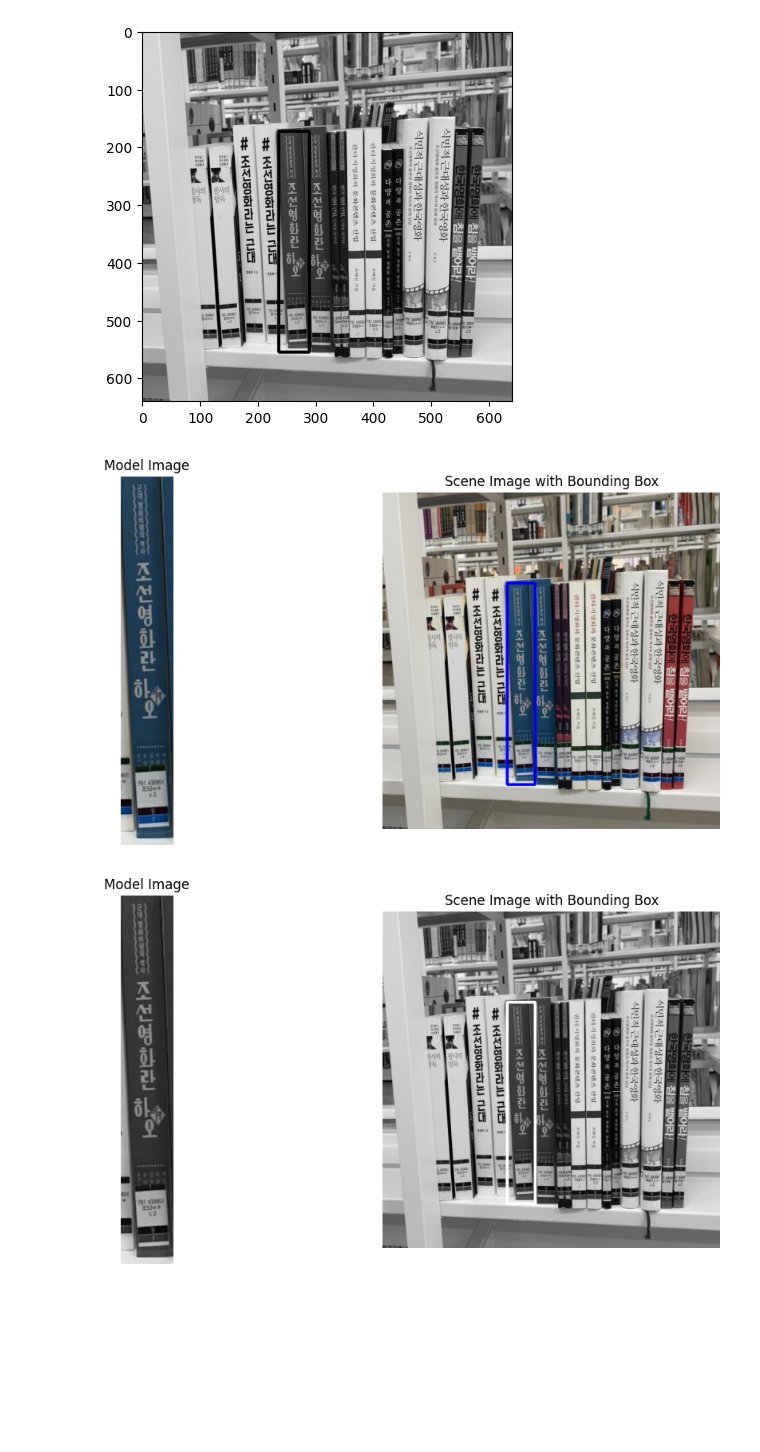
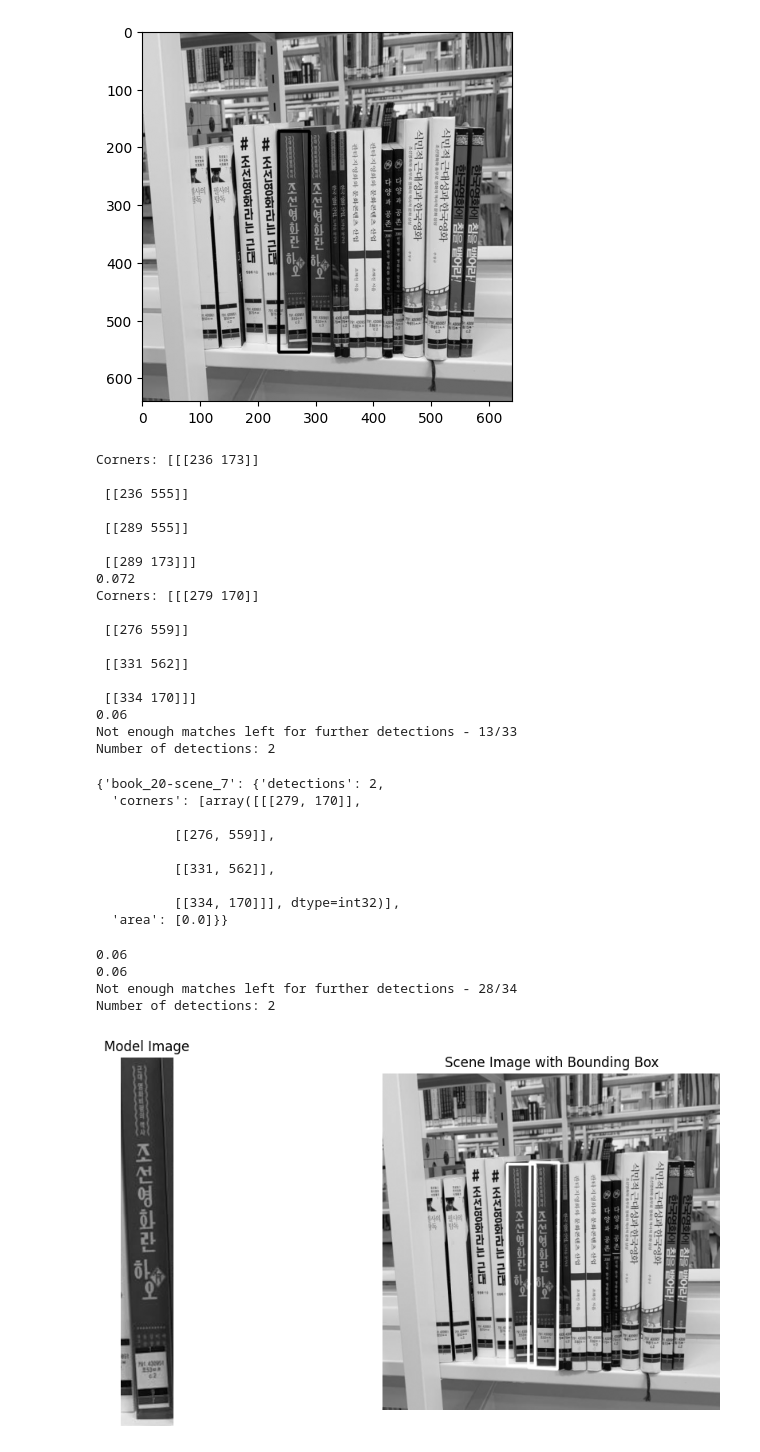
Before and after one commit to damat-fla/image-processing-and-computer-vision, a Jupyter notebook: assignment1/solution.ipynb, the cells around one changed output. Cells and saved outputs as stored; diff of their text form; code cells hidden in the pictures; blank space fills up the shorter version.

```diff
--- a/assignment1/solution.ipynb
+++ b/assignment1/solution.ipynb
@@ -136,6 +138,23 @@ plt.show()
 # %% [output]
 [figure]
 # %%
+def kp_matching_bf(des_model, des_scene, norm_type=cv2.NORM_L2, lowe_ratio=0.8):
+    # Create BFMatcher object
+    bf = cv2.BFMatcher(norm_type)
+
+    # Match descriptors (2 nearest neighbors)
+    matches = bf.knnMatch(des_model, des_scene, k=2)
+
+    # Apply Lowe's ratio test
+    good = []
+    for m, n in matches:
+        if m.distance < lowe_ratio * n.distance:
+            good.append(m)
+
+    return good
+
+
+
 # Given an image, detect keypoints and compute descriptors using SIFT
 def kp_detection_and_description(image):
     # Initialize SIFT detector
@@ -150,7 +169,7 @@ def kp_detection_and_description(image):
     return keypoints, descriptors
 
 # Function to perform keypoint matching using FLANN and return only the good matches
-def kp_matching(des_model, des_scene, flann_index, checks=50, trees=5):
+def kp_matching(des_model, des_scene, flann_index, checks=50, trees=5, lowe_ratio=0.8):
     # Define index parameters for FLANN
     index_params = dict(algorithm=flann_index, trees=trees)
 
@@ -166,7 +185,7 @@ def kp_matching(des_model, des_scene, flann_index, checks=50, trees=5):
     # Filter matches using the ratio test
     good = []
     for m, n in matches:
-        if m.distance < 0.8 * n.distance:
+        if m.distance < lowe_ratio * n.distance:
             good.append(m)
 
     return good
@@ -176,7 +195,7 @@ def find_model_in_scene(img_model, img_scene, min_match_count_pct, good_matches,
     # Check if enough matches are found
     MIN_MATCH_COUNT = int(min_match_count_pct * len(img_model))  # Percentage of model keypoints
 
-    if len(good_matches) > MIN_MATCH_COUNT:
+    if len(good_matches) >= MIN_MATCH_COUNT:
         # Build correspondence arrays of good matches
         src_pts = np.float32([img_model[m.queryIdx].pt for m in good_matches]).reshape(-1, 1, 2)
         dst_pts = np.float32([img_scene[m.trainIdx].pt for m in good_matches]).reshape(-1, 1, 2)
@@ -201,7 +220,7 @@ def draw_bounding_box(img_scene, img_model, M):
     # Draw the bounding box
     img_scene_with_box = cv2.polylines(img_scene, [np.int32(dst)], True, (255, 0, 0), 3, cv2.LINE_AA)
 
-    return img_scene_with_box
+    return np.int32(dst), img_scene_with_box
 
 # Visualize results showing on the left the model image and on the right the scene image with the bounding box
 def visualize_results(img_model, img_scene_with_box):
@@ -251,14 +314,44 @@ def main(img_model, img_scene, flann_index=1, checks=50, trees=5, min_match_coun
 img_model = cv2.imread("./dataset/models/model_20.png")
 img_scene = cv2.imread("./dataset/scenes/scene_7.jpg")
 
-main(img_model, img_scene)
+main(img_model, img_scene, min_match_count_pct=0.12, ransac_reproj_threshold=5.0, lowe_ratio=0.75, trees=5, checks=50, book_idx=20, scene_idx=7)
 # %% [output]
-[figure, removed]
+Corners: [[[236 173]]
+
+ [[236 555]]
+
+ [[289 555]]
+
+ [[289 173]]]
+0.072
+Corners: [[[279 170]]
+
+ [[276 559]]
+
+ [[331 562]]
+
+ [[334 170]]]
+0.06
+Not enough matches left for further detections - 13/33
+Number of detections: 2
+{'book_20-scene_7': {'detections': 2,
+  'corners': [array([[[279, 170]],
+
+          [[276, 559]],
+
+          [[331, 562]],
+
+          [[334, 170]]], dtype=int32)],
+  'area': [0.0]}}
 # %%
 # Load images
 img_model = cv2.imread("./dataset/models/model_20.png", cv2.IMREAD_GRAYSCALE)
 img_scene = cv2.imread("./dataset/scenes/scene_7.jpg", cv2.IMREAD_GRAYSCALE)
 
-main(img_model, img_scene)
+main(img_model, img_scene, min_match_count_pct=0.05)
 # %% [output]
+0.06
+0.06
+Not enough matches left for further detections - 28/34
+Number of detections: 2
-[figure, old version]
+[figure, new version]
```
Also changed, not shown: parts of 13 cells of this notebook.
